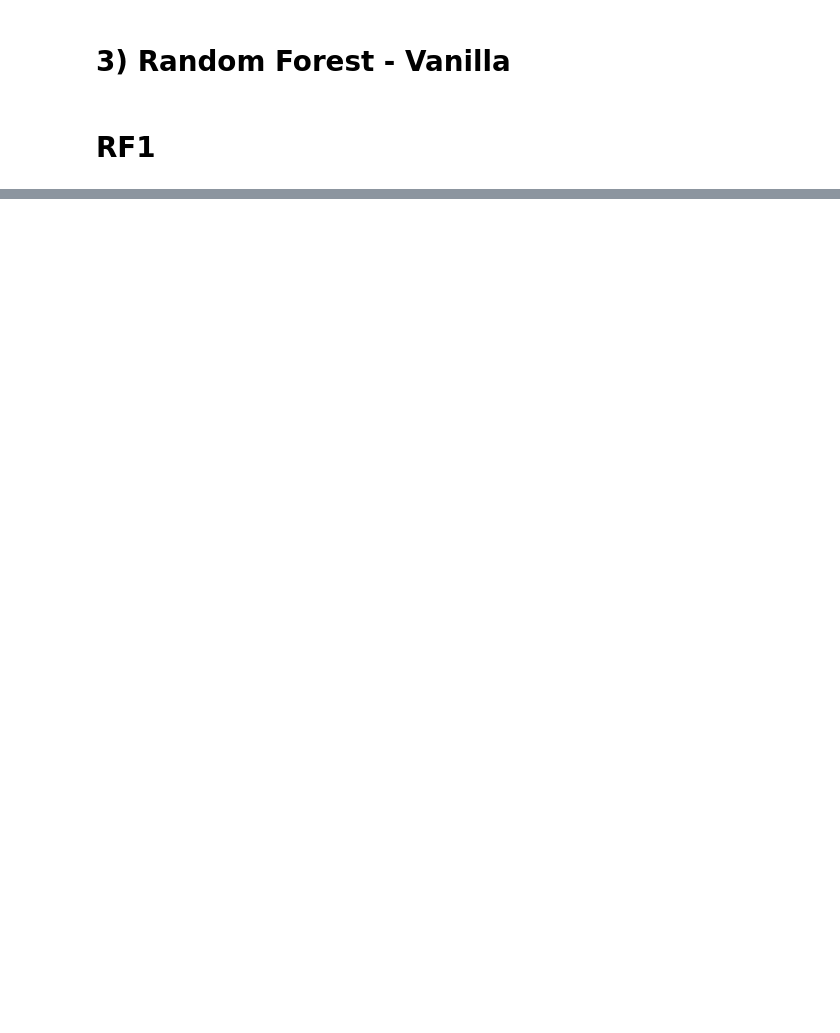
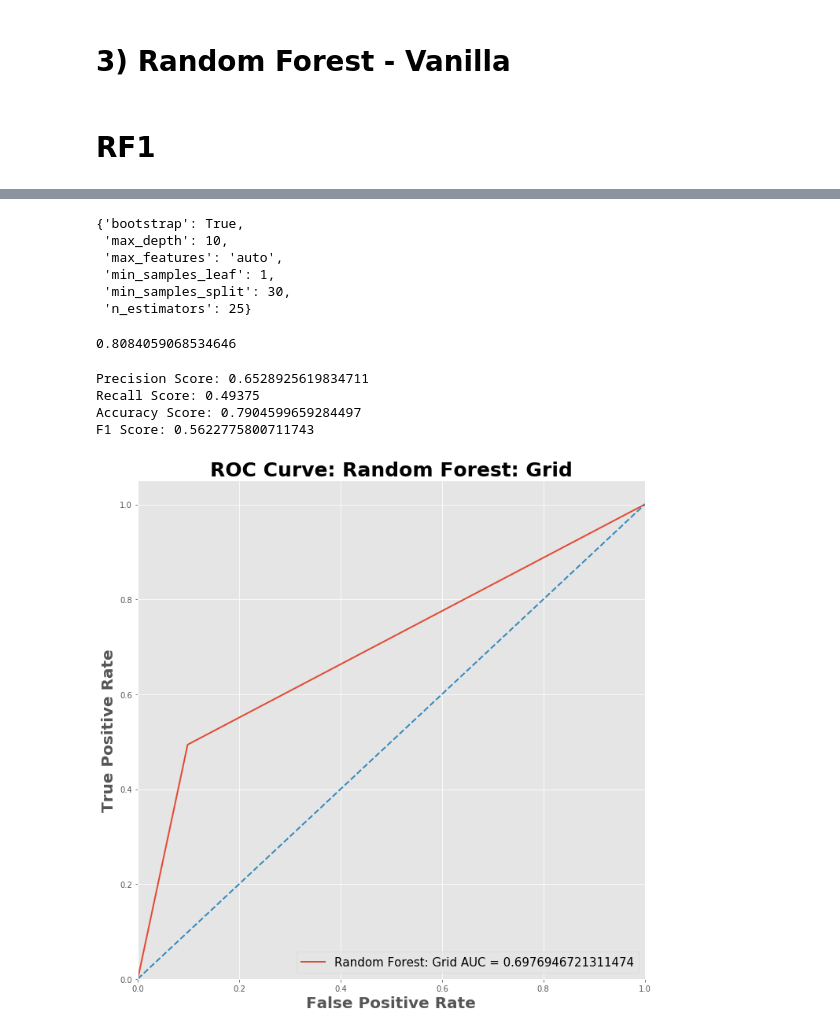
Before and after one commit to andrewcole33/telco_churn_analysis, a Jupyter notebook: rf_bagging.ipynb, the cells around one changed output, grey strips where cells are left out. Saved outputs shown, nothing was run; the diff lists cells and outputs as text; code cells hidden in the pictures; blank space fills up the shorter version.

Commit message:
Finish random forest notebook

```diff
--- a/rf_bagging.ipynb
+++ b/rf_bagging.ipynb
@@ -200,0 +197,12 @@ report2
+# %%
+param_grid = {
+            'n_estimators': [20,22,25],
+            'max_features': ['auto'],
+            'max_depth': [8,10,12],
+            'min_samples_split' : [20,25,30],
+            'min_samples_leaf' : [1, 2, 3],
+            'bootstrap':[True]
+}
+# %%
+gs_rf = GridSearchCV(RandomForestClassifier(), param_grid, cv = 4, verbose = True)
+gs_rf.fit(X_train, y_train)
@@ -200,0 +230,31 @@ report2
+# %%
+test_preds = gs_rf.predict(X_test)
+fpr, tpr, thresholds = roc_curve(y_test, test_preds)
+roc_auc = auc(fpr, tpr)
+# %%
+gs_rf.best_params_
+# %% [output]
+{'bootstrap': True,
+ 'max_depth': 10,
+ 'max_features': 'auto',
+ 'min_samples_leaf': 1,
+ 'min_samples_split': 30,
+ 'n_estimators': 25}
+# %%
+gs_rf.best_score_
+# %% [output]
+0.8084059068534646
+# %%
+print(f"Precision Score: {precision_score(y_test, test_preds)}")
+print(f"Recall Score: {recall_score(y_test, test_preds)}")
+print(f"Accuracy Score: {accuracy_score(y_test, test_preds)}")
+print(f"F1 Score: {f1_score(y_test, test_preds)}")
+# %% [output]
+Precision Score: 0.6528925619834711
+Recall Score: 0.49375
+Accuracy Score: 0.7904599659284497
+F1 Score: 0.5622775800711743
+# %%
+viz_roc(fpr, tpr, roc_auc, 'Random Forest: Grid')
+# %% [output]
+[figure, added]
```
Also changed, not shown: parts of 19 cells of this notebook, 1 other file.
